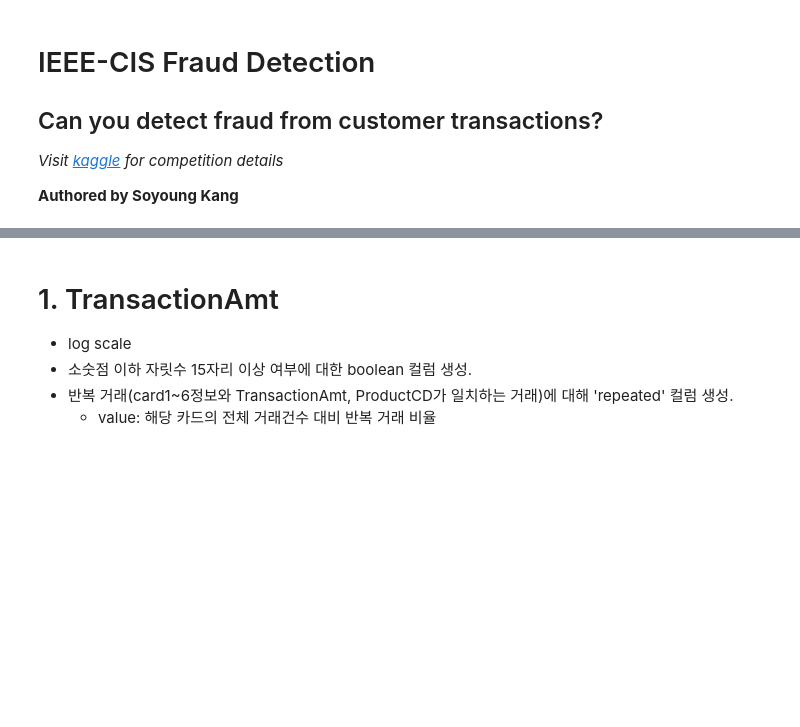
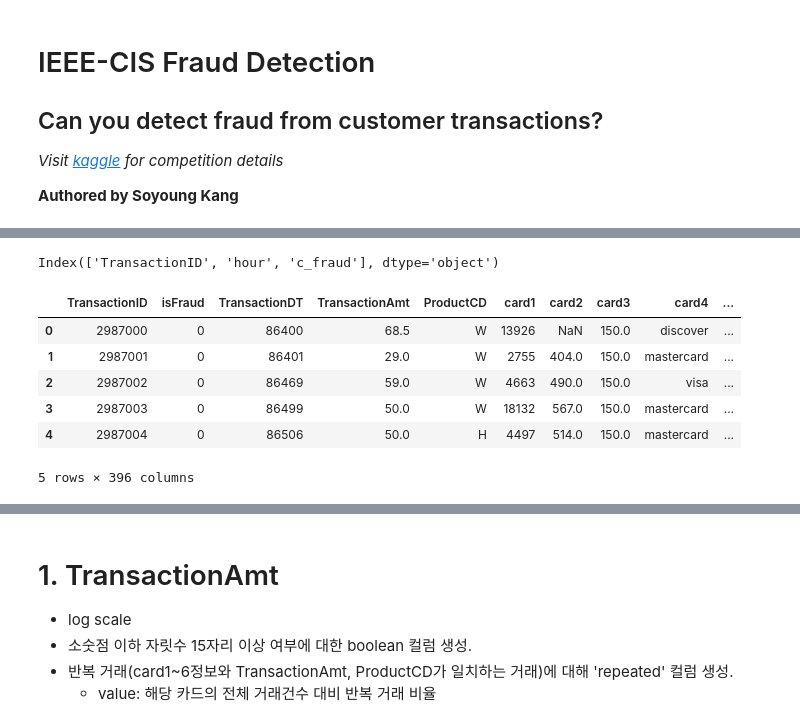
Before and after one commit to hw79chopin/Kaggle_Card_fraud_detection, a Jupyter notebook: esther_workspace/transaction_preproc.ipynb, the cells around one changed output, grey strips where cells are left out. Saved outputs shown, nothing was run; the diff lists cells and outputs as text; code cells hidden in the pictures; blank space fills up the shorter version.

```diff
--- a/esther_workspace/transaction_preproc.ipynb
+++ b/esther_workspace/transaction_preproc.ipynb
@@ -65,0 +203,8 @@ trns_train = pd.read_csv('../ieee-fraud-detection/train_transaction.csv', engine
+# %%
+temp_train = trns_train.copy()
+temp_train["TransactionDT"] = temp_train["TransactionDT"]/24/3600
+# temp2["day"] = temp2["TransactionDT"]//1
+temp_train["hour"] = temp_train["TransactionDT"]%1*24//1
+# temp2["min"] = temp2["hour"]%1*60//1
+# temp2["day2"]=temp2["day"]%7
+temp_train.rename(columns={"card3_ran" : "card3"}, inplace=True)
@@ -65,0 +221,24 @@ trns_train = pd.read_csv('../ieee-fraud-detection/train_transaction.csv', engine
+# %%
+CH = temp_train[["TransactionID", "isFraud", "card3", "hour"]].copy()
+CH_group = CH.groupby(["card3", "hour", "isFraud"]).size() #card3의 시간별 사기거래를 묶음
+CHF_dict = dict(CH_group) #딕셔너리화 하기
+CHF_dict
+
+card3_list = list(temp_train["card3"].unique()) #card3의 유니크한 값들을 list화 함
+c_fraud = []
+for c in card3_list: #c는 card3(국가)
+  for i in range(24): #i는 시간
+    if((c, i, 0) in CHF_dict): #(국가, 시간, 사기거래 아닌것) 존재하는 지 검사
+      if((c, i, 1) in CHF_dict): #(국가, 시간, 사기거래) 존재하는 지 검사, 있으면 그 국가의 그 시간대별로 사기비율을 구하고 없으면 0으로 한다
+        non_fraud = int(CHF_dict[(c, i, 0)]) #사기거래 아닌 양
+        fraud = int(CHF_dict[(c, i, 1)]) #사기거래인 양
+        fraud_percent = 100*fraud/(non_fraud + fraud) #사기 비율 구하기
+        c_fraud.append((c,i, fraud_percent, non_fraud + fraud)) #빈 리스트에 추가하기
+      else:
+        non_fraud = int(CHF_dict[(c, i, 0)]) #사기거래 아닌 양
+        c_fraud.append((c,i, 0, non_fraud))
+    else:
+      pass
+hour_a = pd.DataFrame(c_fraud, columns=["card3", "hour", "c_fraud", "amount_per_hour"])
+country_hour = pd.merge(CH, hour_a,  how='left', on=["card3", "hour"])
+#country_hour.to_csv("hour_2.csv", mode='w')
@@ -65,0 +247,4 @@ trns_train = pd.read_csv('../ieee-fraud-detection/train_transaction.csv', engine
+# %%
+country_hour.columns
+# %% [output]
+Index(['TransactionID', 'hour', 'c_fraud'], dtype='object')
@@ -65,0 +253,10 @@ trns_train = pd.read_csv('../ieee-fraud-detection/train_transaction.csv', engine
+# %%
+df.head()
+# %% [output]
+|  | TransactionID | isFraud | TransactionDT | TransactionAmt | ProductCD | card1 | card2 | card3 | card4 | ... |
+| 0 | 2987000 | 0 | 86400 | 68.5 | W | 13926 | NaN | 150.0 | discover | ... |
+| 1 | 2987001 | 0 | 86401 | 29.0 | W | 2755 | 404.0 | 150.0 | mastercard | ... |
+| 2 | 2987002 | 0 | 86469 | 59.0 | W | 4663 | 490.0 | 150.0 | visa | ... |
+| 3 | 2987003 | 0 | 86499 | 50.0 | W | 18132 | 567.0 | 150.0 | mastercard | ... |
+| 4 | 2987004 | 0 | 86506 | 50.0 | H | 4497 | 514.0 | 150.0 | mastercard | ... |
+5 rows × 396 columns
```
Also changed, not shown: parts of 105 cells of this notebook, 3 other files.
